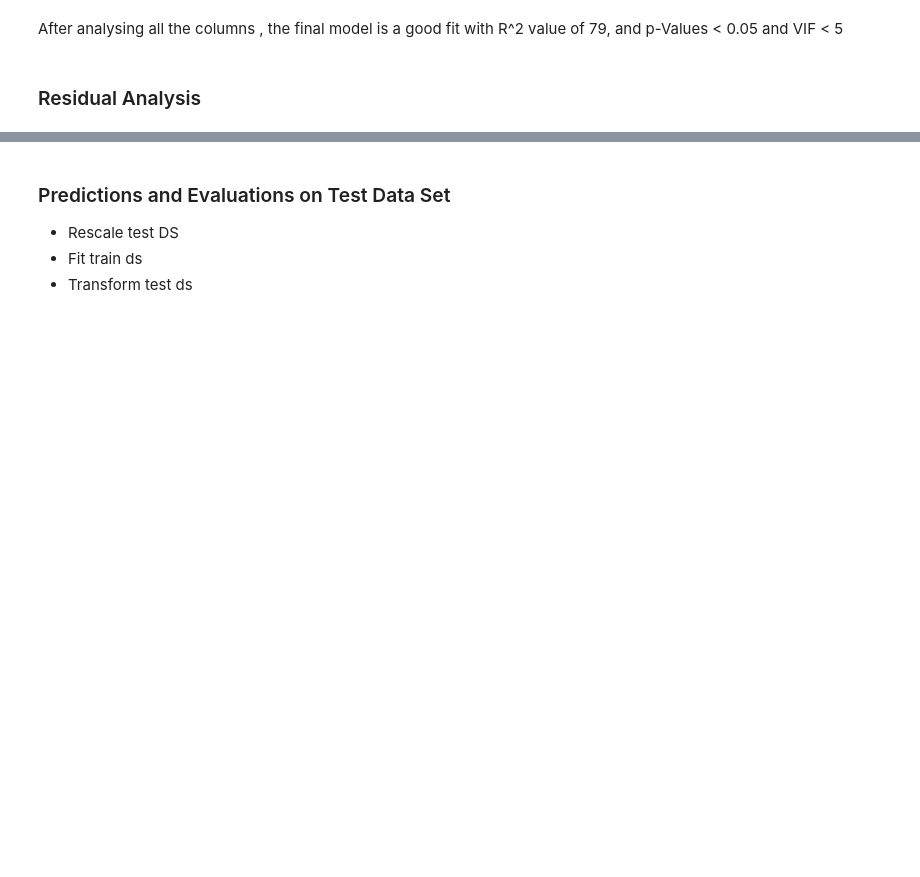
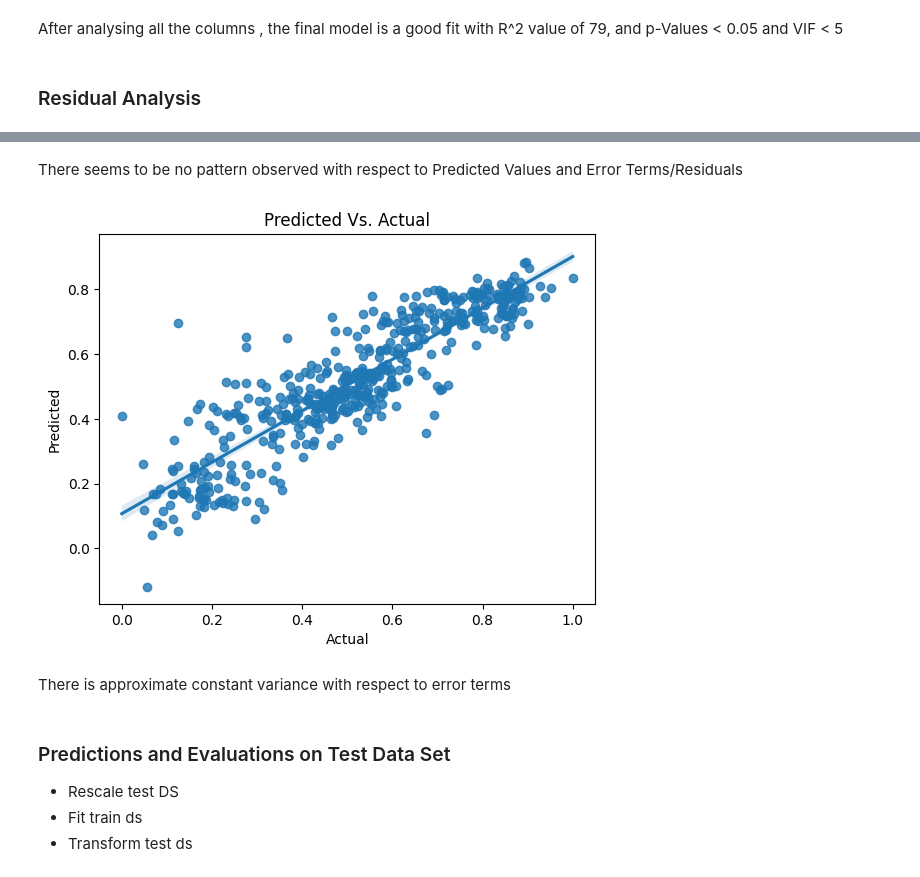
Before and after one commit to prajwelbk/bike_rental, a Jupyter notebook: bike_sharing.ipynb, the cells around one changed output, grey strips where cells are left out. Saved outputs shown, nothing was run; the diff lists cells and outputs as text; code cells hidden in the pictures; blank space fills up the shorter version.

```diff
--- a/bike_sharing.ipynb
+++ b/bike_sharing.ipynb
@@ -1755,3 +1764,15 @@ sns.distplot(res)
+# %% [markdown]
+There seems to be no pattern observed with respect to Predicted Values and Error Terms/Residuals
+# %%
+sns.regplot(x=y_train, y=y_train_pred)
+plt.title('Predicted Vs. Actual')
+plt.xlabel('Actual')
+plt.ylabel('Predicted')
+plt.show()
+# %% [output]
+[figure, added]
+# %% [markdown]
+There is approximate constant variance with respect to error terms
 # %% [markdown]
 ### Predictions and Evaluations on Test Data Set
 
```
Also changed, not shown: parts of 6 cells of this notebook, 1 other file.
